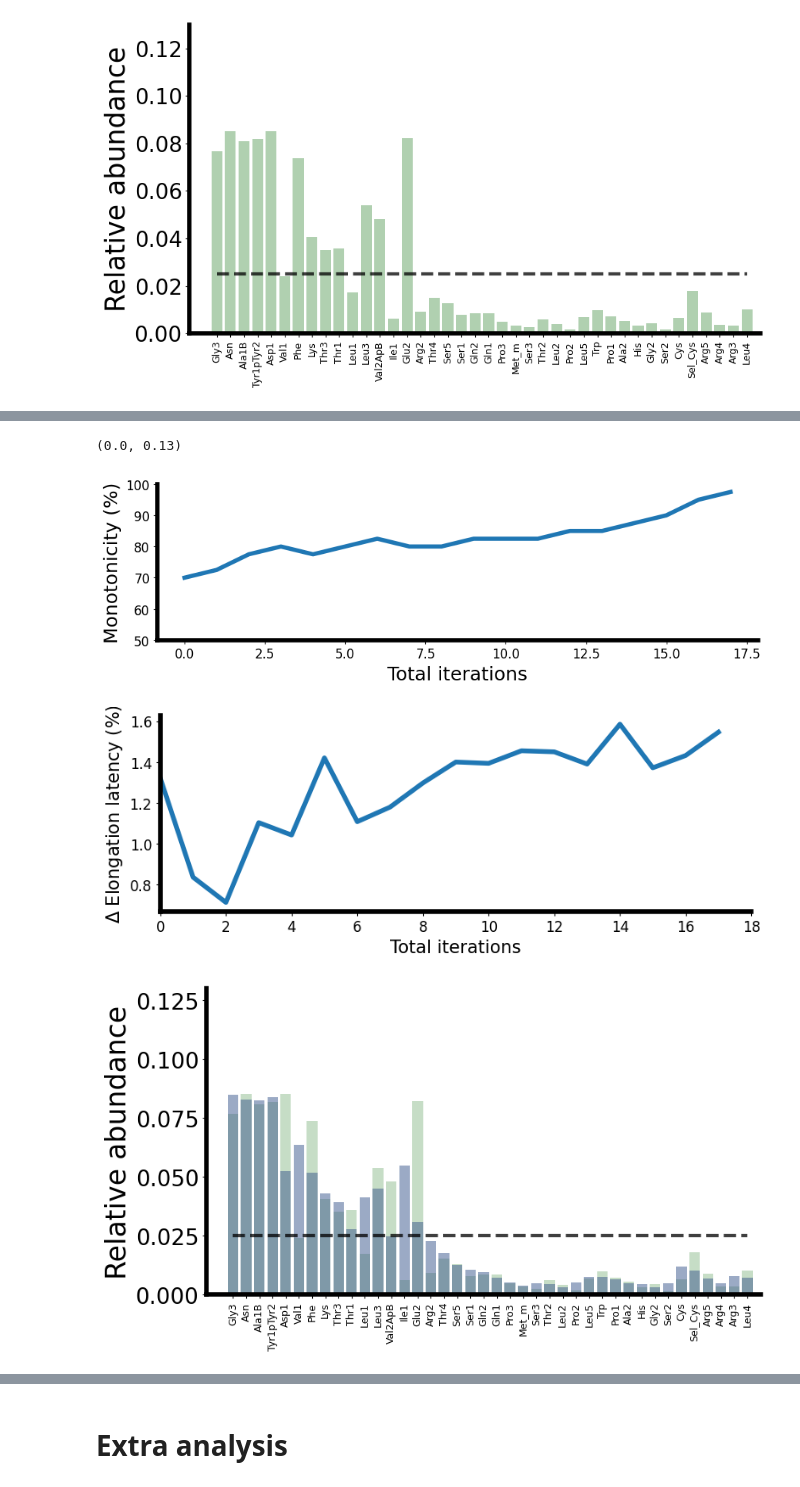
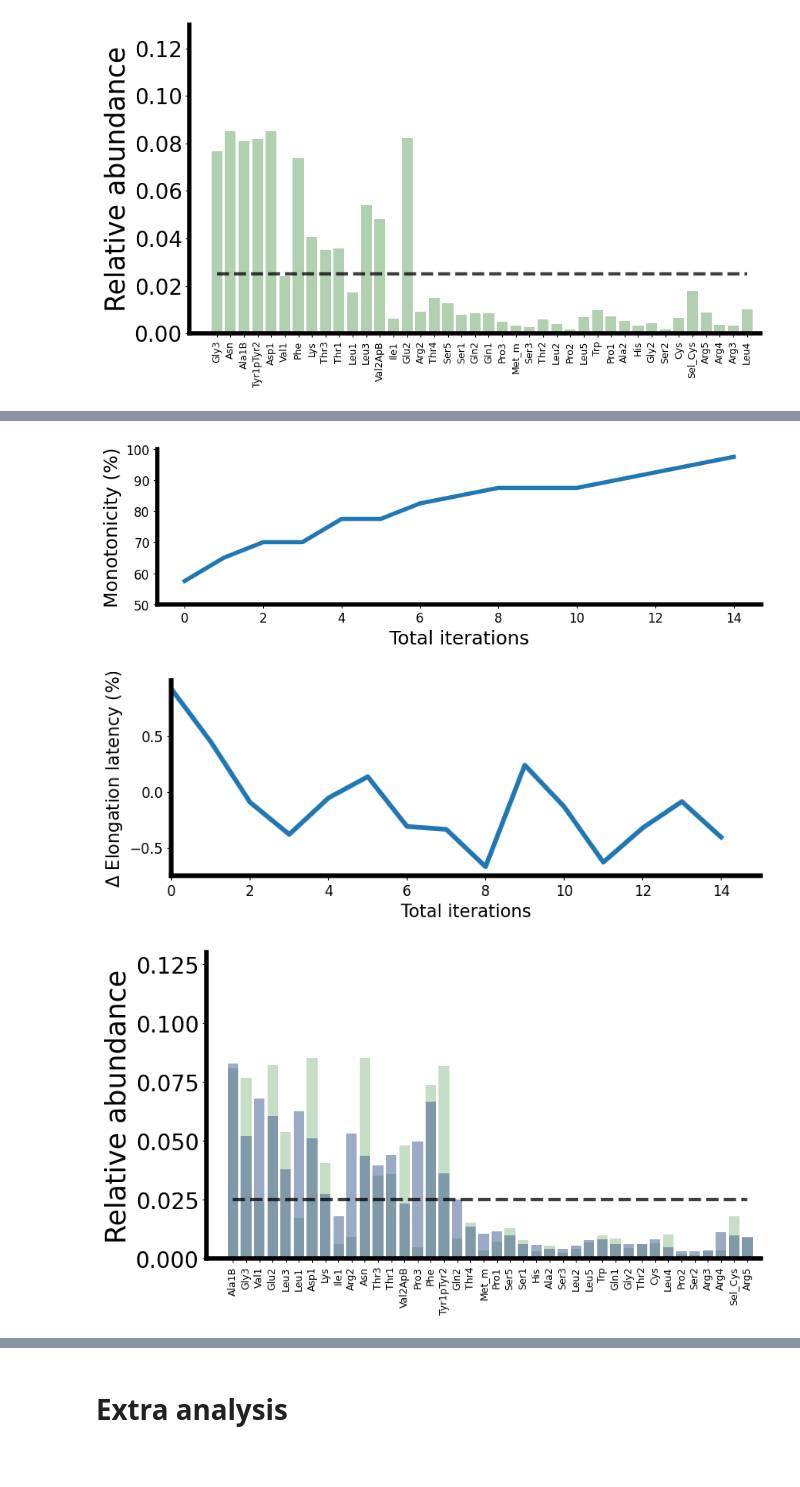
Before and after one commit to EndyLab/tRNACAD, a Jupyter notebook: tRNACodonGAOptimization.ipynb, the cells around one changed output, grey strips where cells are left out. Saved outputs shown, nothing was run; the diff lists cells and outputs as text; code cells hidden in the pictures.

```diff
--- a/tRNACodonGAOptimization.ipynb
+++ b/tRNACodonGAOptimization.ipynb
@@ -984,38 +1364,11 @@ show [0.         0.18509031 0.36570371 0.38122822 0.43699424 0.72003055
 # %%
-# Monotonicity algorithm: multiple rounds of consecutive 40-tRNA perturbation analyses,
-#shifting abundance mass towards monotonicity.
-# Can also have a second version of this figure that doesn't touch copies of tRNA (e.g., Leu1, Leu3)
-baseline = perturb(ptRNA_min, tRNA_tags, tRNA_sorted,pCodon_WT,ensmbl_latency_dict,1,0)
-baseline_elongt = baseline[0]
-baseline_ptRNA = baseline[1]
+#Figure S12
+#Monotonicity plotting
+ptRNA_perturb=np.load('./data/highestgene-IterativeSequentialAdditive-Monotonicity_n30_ptRNA_perturb.npy')
+elongt_perturb=np.load('./data/highestgene-IterativeSequentialAdditive-Monotonicity_n30_elongt_perturb.npy')
+baseline_elongt=np.load('./data/highestgene-IterativeSequentialAdditive-Monotonicity_n30_baseline_elongt.npy')
+mono_perturb=np.load('./data/highestgene-IterativeSequentialAdditive-Monotonicity_n30_mono_perturb.npy')
 
-elongt_perturb = []
-ptRNA_perturb = []
-
-ptRNA_min_update = ptRNA_min.copy()
-mono_perturb = []
-count=0
-
-ptRNA_sorted_perturb_iter = baseline_ptRNA.copy()
-print(ptRNA_min_update)
-
-while (np.diff(ptRNA_sorted_perturb_iter) > 0).any():
-    count+=1
-    for i in range(1,len(tRNA_tags)):
-        values = perturb(ptRNA_min_update, tRNA_tags, tRNA_sorted,pCodon_WT,ensmbl_latency_dict,i,10)
-        ptRNA_min_update = values[1]
-    elongt_perturb.append(values[0])
-    ptRNA_dict = dict(zip(tRNA_tags,values[1]))
-    ptRNA_sorted_perturb_iter =[ptRNA_dict[tRNA] for tRNA in tRNA_sorted]
-    mono_perturb.append(monotonicity(ptRNA_sorted_perturb_iter))
-    ptRNA_perturb.append(ptRNA_sorted_perturb_iter)
-    print("iter: ", count, " monotonicity: ", monotonicity(ptRNA_sorted_perturb_iter), "elongt: ",elongt_perturb[-1] )
-    print(ptRNA_sorted_perturb_iter)
-
-print(elongt_perturb)
-print(elongt_perturb - baseline_elongt)
-
-#Monotonicity plot
 fig,ax = plt.subplots(figsize=(9,3))
 
 ax.plot(np.arange(len(mono_perturb)),mono_perturb,linewidth=4)
@@ -1116,4 +1453,3 @@ iter:  3  monotonicity:  77.5 elongt:  164.7775027407023
-(0.0, 0.13)
-[figure, old version]
+[figure, new version]
-[figure, old version]
+[figure, new version]
-[figure, old version]
+[figure, new version]
```
Also changed, not shown: parts of 30 cells of this notebook, 17 other files.
